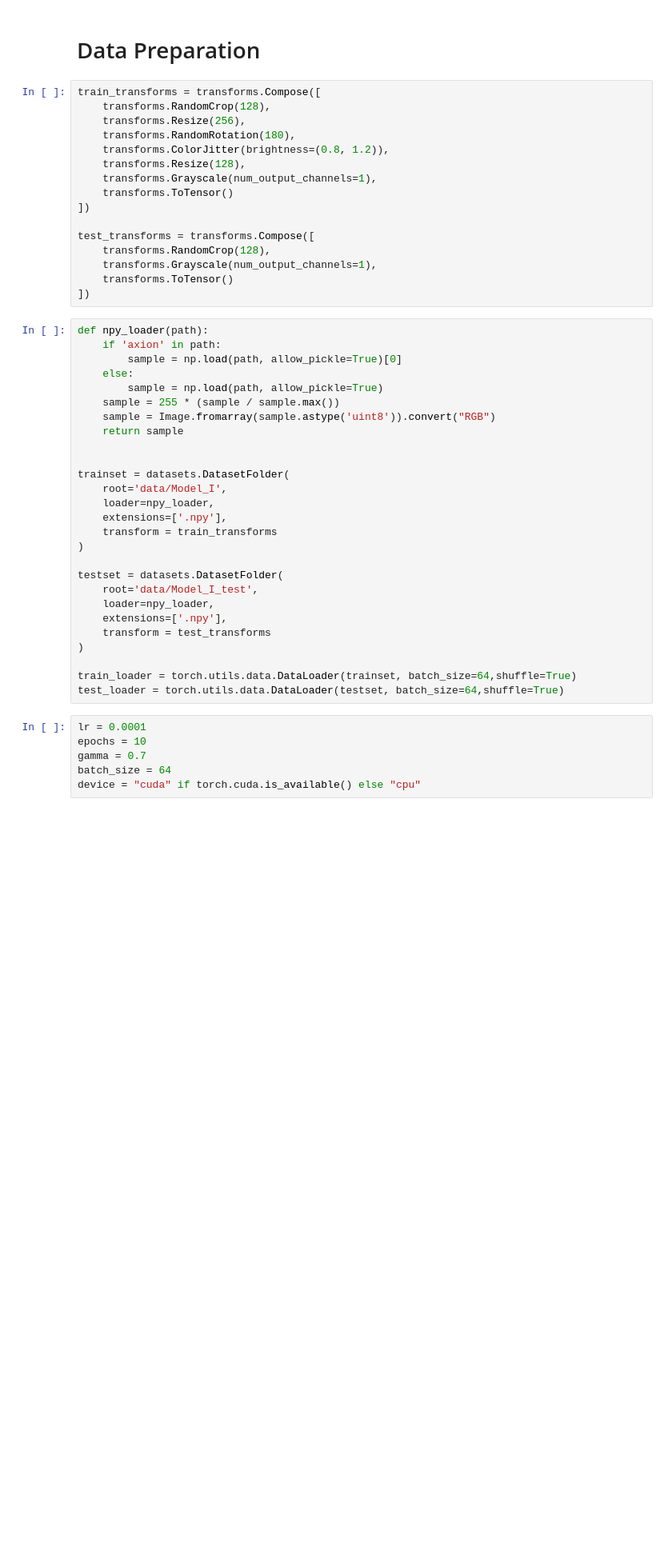
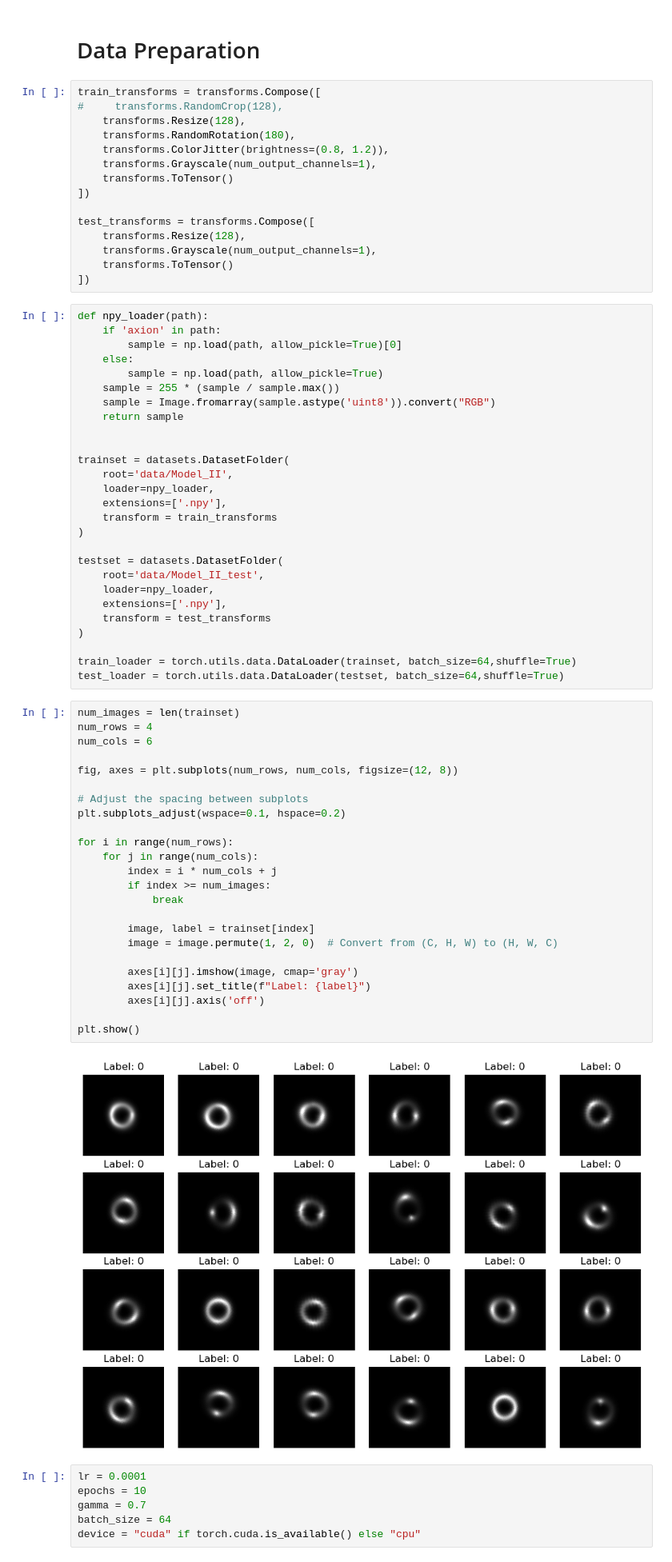
Before and after one commit to kingjuno/GSoC-23, a Jupyter notebook: notebooks/c8cnn/c8cnn-model2.ipynb, the cells around one changed output. Shown at 80% size. Drawn from its saved outputs; the diff is of its cells as text; blank space fills up the shorter version.

```diff
--- a/notebooks/c8cnn/c8cnn-model2.ipynb
+++ b/notebooks/c8cnn/c8cnn-model2.ipynb
@@ -56,17 +56,16 @@ warnings.filterwarnings("ignore")
 # Data Preparation
 # %%
 train_transforms = transforms.Compose([
-    transforms.RandomCrop(128),
-    transforms.Resize(256),
+#     transforms.RandomCrop(128),
+    transforms.Resize(128),
     transforms.RandomRotation(180),
     transforms.ColorJitter(brightness=(0.8, 1.2)),
-    transforms.Resize(128),
     transforms.Grayscale(num_output_channels=1),
     transforms.ToTensor()
 ])
 
 test_transforms = transforms.Compose([
-    transforms.RandomCrop(128),
+    transforms.Resize(128),
     transforms.Grayscale(num_output_channels=1),
     transforms.ToTensor()
 ])
@@ -82,14 +81,14 @@ def npy_loader(path):
 
 
 trainset = datasets.DatasetFolder(
-    root='data/Model_I',
+    root='data/Model_II',
     loader=npy_loader,
     extensions=['.npy'],
     transform = train_transforms
 )
 
 testset = datasets.DatasetFolder(
-    root='data/Model_I_test',
+    root='data/Model_II_test',
     loader=npy_loader,
     extensions=['.npy'],
     transform = test_transforms
@@ -97,6 +96,32 @@ testset = datasets.DatasetFolder(
 
 train_loader = torch.utils.data.DataLoader(trainset, batch_size=64,shuffle=True)
 test_loader = torch.utils.data.DataLoader(testset, batch_size=64,shuffle=True)
+# %%
+num_images = len(trainset)
+num_rows = 4
+num_cols = 6
+
+fig, axes = plt.subplots(num_rows, num_cols, figsize=(12, 8))
+
+# Adjust the spacing between subplots
+plt.subplots_adjust(wspace=0.1, hspace=0.2)
+
+for i in range(num_rows):
+    for j in range(num_cols):
+        index = i * num_cols + j
+        if index >= num_images:
+            break
+
+        image, label = trainset[index]
+        image = image.permute(1, 2, 0)  # Convert from (C, H, W) to (H, W, C)
+
+        axes[i][j].imshow(image, cmap='gray')
+        axes[i][j].set_title(f"Label: {label}")
+        axes[i][j].axis('off')
+
+plt.show()
+# %% [output]
+[figure, added]
 # %%
 lr = 0.0001
 epochs = 10
```
Also changed, not shown: parts of 2 cells of this notebook, 2 other files.
